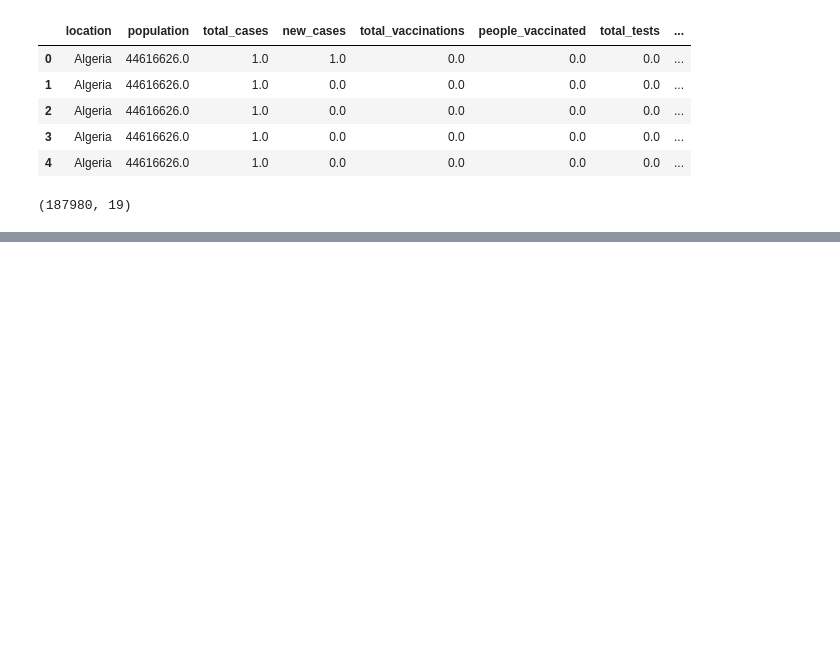
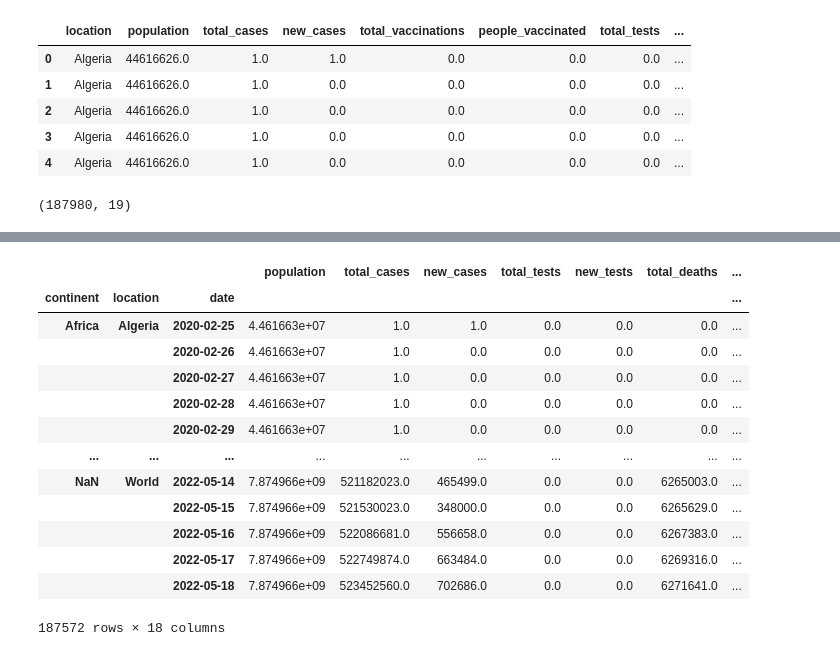
Before and after one commit to IZerab/VIS, a Jupyter notebook: visual.ipynb, the cells around one changed output, grey strips where cells are left out. Drawn from its saved outputs; the diff is of its cells as text; code cells hidden in the pictures; blank space fills up the shorter version.

```diff
--- a/visual.ipynb
+++ b/visual.ipynb
@@ -136,7 +138,7 @@ total_tests           110940
 new_tests             113961
 dtype: int64
 # %%
-df_usersort_user2 = df[user2_columns[:13]]
+df_usersort_user2 = df[user2_columns[:22]]
 print("number of samples:",df.shape[0])
 print("number of countries:",len(df_usersort_user2.iloc[:,2].unique()))
 print("Contries", list(df_usersort_user2.iloc[:,2].unique()))
@@ -301,0 +317,24 @@ grouped_countries.shape
+# %%
+final_df_1 = df_usersort_user2.copy()
+iso_codes = pd.read_csv("Iso_codes.csv")
+iso_codes = iso_codes.rename(columns={"English short name lower case" : "location"})
+iso_codes = iso_codes.rename(columns={"Alpha-3 code" : "iso_code"})
+grouped_countries = df_usersort_user2.groupby(['continent', 'location','date'], dropna=False).sum()
+temp = grouped_countries.index.to_frame()
+
+grouped_countries
+# %% [output]
+|  |  |  | population | total_cases | new_cases | total_tests | new_tests | total_deaths | ... |
+| continent | location | date |  |  |  |  |  |  | ... |
+| Africa | Algeria | 2020-02-25 | 4.461663e+07 | 1.0 | 1.0 | 0.0 | 0.0 | 0.0 | ... |
+|  |  | 2020-02-26 | 4.461663e+07 | 1.0 | 0.0 | 0.0 | 0.0 | 0.0 | ... |
+|  |  | 2020-02-27 | 4.461663e+07 | 1.0 | 0.0 | 0.0 | 0.0 | 0.0 | ... |
+|  |  | 2020-02-28 | 4.461663e+07 | 1.0 | 0.0 | 0.0 | 0.0 | 0.0 | ... |
+|  |  | 2020-02-29 | 4.461663e+07 | 1.0 | 0.0 | 0.0 | 0.0 | 0.0 | ... |
+| ... | ... | ... | ... | ... | ... | ... | ... | ... | ... |
+| NaN | World | 2022-05-14 | 7.874966e+09 | 521182023.0 | 465499.0 | 0.0 | 0.0 | 6265003.0 | ... |
+|  |  | 2022-05-15 | 7.874966e+09 | 521530023.0 | 348000.0 | 0.0 | 0.0 | 6265629.0 | ... |
+|  |  | 2022-05-16 | 7.874966e+09 | 522086681.0 | 556658.0 | 0.0 | 0.0 | 6267383.0 | ... |
+|  |  | 2022-05-17 | 7.874966e+09 | 522749874.0 | 663484.0 | 0.0 | 0.0 | 6269316.0 | ... |
+|  |  | 2022-05-18 | 7.874966e+09 | 523452560.0 | 702686.0 | 0.0 | 0.0 | 6271641.0 | ... |
+187572 rows × 18 columns
```
Also changed, not shown: parts of 5 cells of this notebook, 5 other files.
